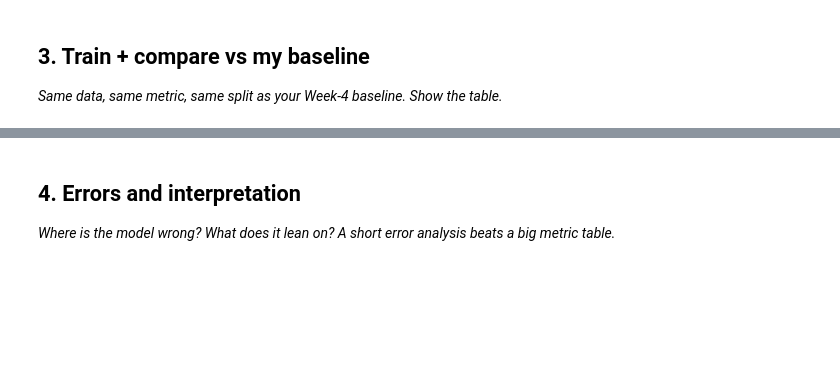
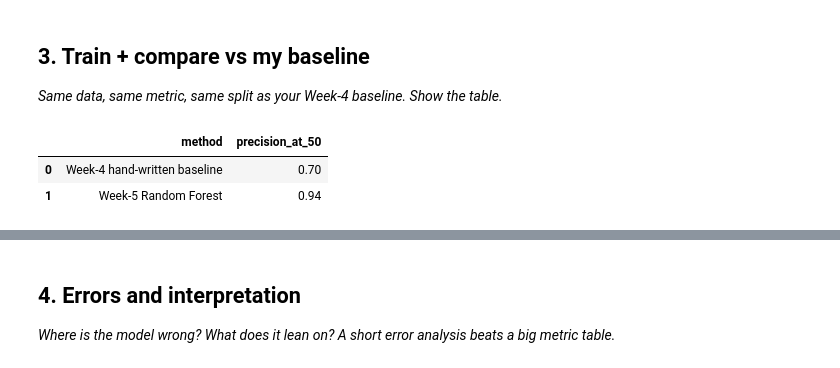
Before and after one commit to bilalahmed251/-ML-Search-Discovery, a Jupyter notebook: work/notebooks/w05_model.ipynb, the cells around one changed output, grey strips where cells are left out. Cells and saved outputs as stored; diff of their text form; code cells hidden in the pictures; blank space fills up the shorter version.

```diff
--- a/work/notebooks/w05_model.ipynb
+++ b/work/notebooks/w05_model.ipynb
@@ -29,0 +150,91 @@ This skeleton is yours to fill. Work the sections **in order** — each one has
+# %%
+import numpy as np
+from sklearn.metrics import precision_score
+
+# Train only on the training data
+model.fit(X_train, y_train)
+
+# Random Forest probability for class 1 = declining
+model_scores = model.predict_proba(X_test)[:, 1]
+
+# Helper function for ranking evaluation
+def precision_at_k(y_true, scores, k=50):
+    y_true = np.asarray(y_true)
+    scores = np.asarray(scores)
+    top_k_indices = np.argsort(scores)[::-1][:k]
+    return float(y_true[top_k_indices].mean())
+
+# Random Forest Precision@50
+model_p50 = precision_at_k(y_test.to_numpy(), model_scores, k=50)
+
+# Rebuild the Week-4 hand-written baseline on exactly the same test rows
+baseline_test = df.loc[X_test.index].copy()
+
+baseline_numeric = [
+    "impressions_90d",
+    "ctr",
+    "avg_position",
+    "content_age_days",
+    "days_since_last_update",
+]
+
+for col in baseline_numeric:
+    baseline_test[col] = pd.to_numeric(
+        baseline_test[col],
+        errors="coerce"
+    )
+
+baseline_test = baseline_test.dropna(
+    subset=baseline_numeric + ["is_declining_label"]
+).copy()
+
+# Percentile-based hand-written baseline components
+baseline_test["visibility_score"] = (
+    baseline_test["impressions_90d"].rank(pct=True)
+)
+baseline_test["age_score"] = (
+    baseline_test["content_age_days"].rank(pct=True)
+)
+baseline_test["stale_score"] = (
+    baseline_test["days_since_last_update"].rank(pct=True)
+)
+baseline_test["position_score"] = (
+    baseline_test["avg_position"].rank(pct=True)
+)
+baseline_test["low_ctr_score"] = (
+    1 - baseline_test["ctr"].rank(pct=True)
+)
+
+baseline_test["baseline_score"] = (
+    0.30 * baseline_test["visibility_score"] +
+    0.20 * baseline_test["age_score"] +
+    0.20 * baseline_test["stale_score"] +
+    0.15 * baseline_test["position_score"] +
+    0.15 * baseline_test["low_ctr_score"]
+)
+
+baseline_p50 = precision_at_k(
+    baseline_test["is_declining_label"].to_numpy(),
+    baseline_test["baseline_score"].to_numpy(),
+    k=50
+)
+
+comparison = pd.DataFrame({
+    "method": [
+        "Week-4 hand-written baseline",
+        "Week-5 Random Forest"
+    ],
+    "precision_at_50": [
+        baseline_p50,
+        model_p50
+    ]
+})
+
+display(comparison)
+
+print("Random Forest Precision@50:", round(model_p50, 3))
+print("Baseline Precision@50:", round(baseline_p50, 3))
+# %% [output]
+|  | method | precision_at_50 |
+| 0 | Week-4 hand-written baseline | 0.70 |
+| 1 | Week-5 Random Forest | 0.94 |
```
Also changed, not shown: parts of 12 cells of this notebook.
